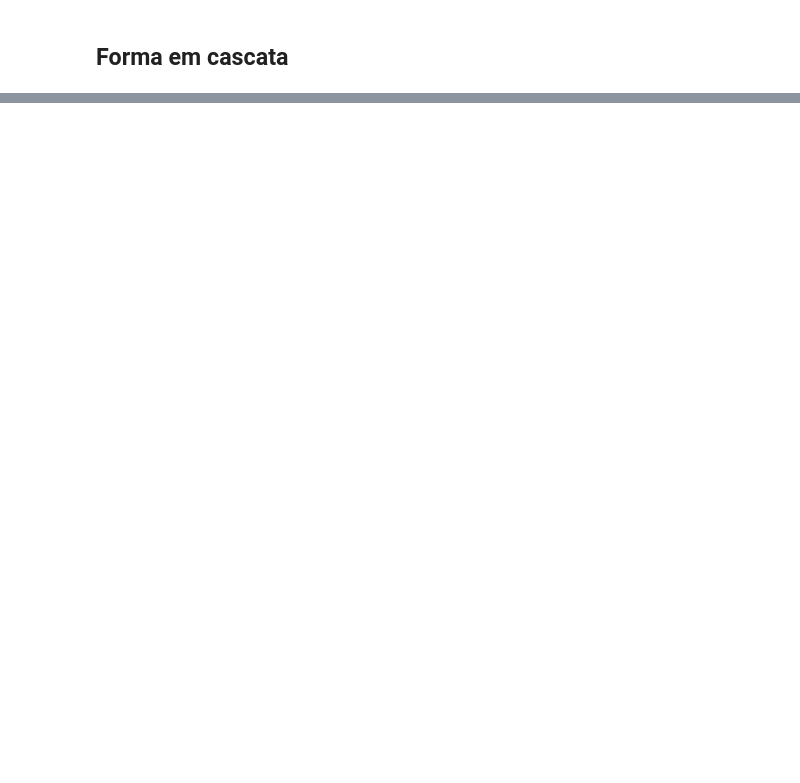
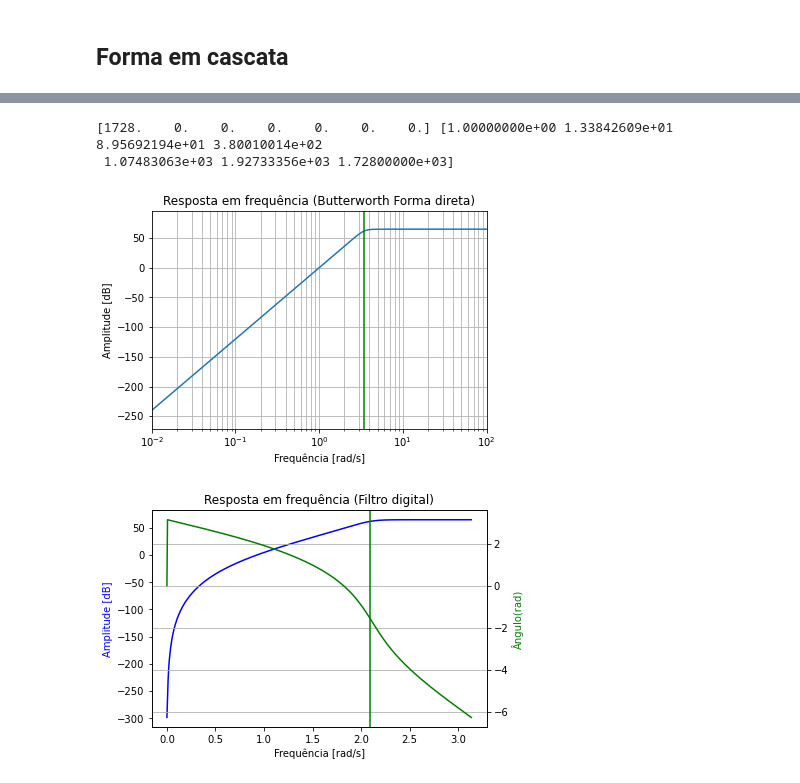
Before and after one commit to Xornotor/Filtro-Digital-Transformacao-Bilinear, a Jupyter notebook: AC04_Andre_Paiva.ipynb, the cells around one changed output, grey strips where cells are left out. Drawn from its saved outputs; the diff is of its cells as text; code cells hidden in the pictures; blank space fills up the shorter version.

```diff
--- a/AC04_Andre_Paiva.ipynb
+++ b/AC04_Andre_Paiva.ipynb
@@ -94,0 +107,14 @@ plt.show()
+# %%
+sos = signal.butter(N, Wn, btype='lowpass', analog=True, output='sos')
+b, a = signal.sos2tf(sos)
+z, p = signal.bilinear(b, a, fs=samplerate)
+
+print(b, a)
+
+plot_freqs(b, a, Wn)
+plot_freqz(z, p, Wc)
+# %% [output]
+[1728.    0.    0.    0.    0.    0.    0.] [1.00000000e+00 1.33842609e+01 8.95692194e+01 3.80010014e+02
+ 1.07483063e+03 1.92733356e+03 1.72800000e+03]
+[figure, added]
+[figure, added]
```
Also changed, not shown: parts of 13 cells of this notebook.
